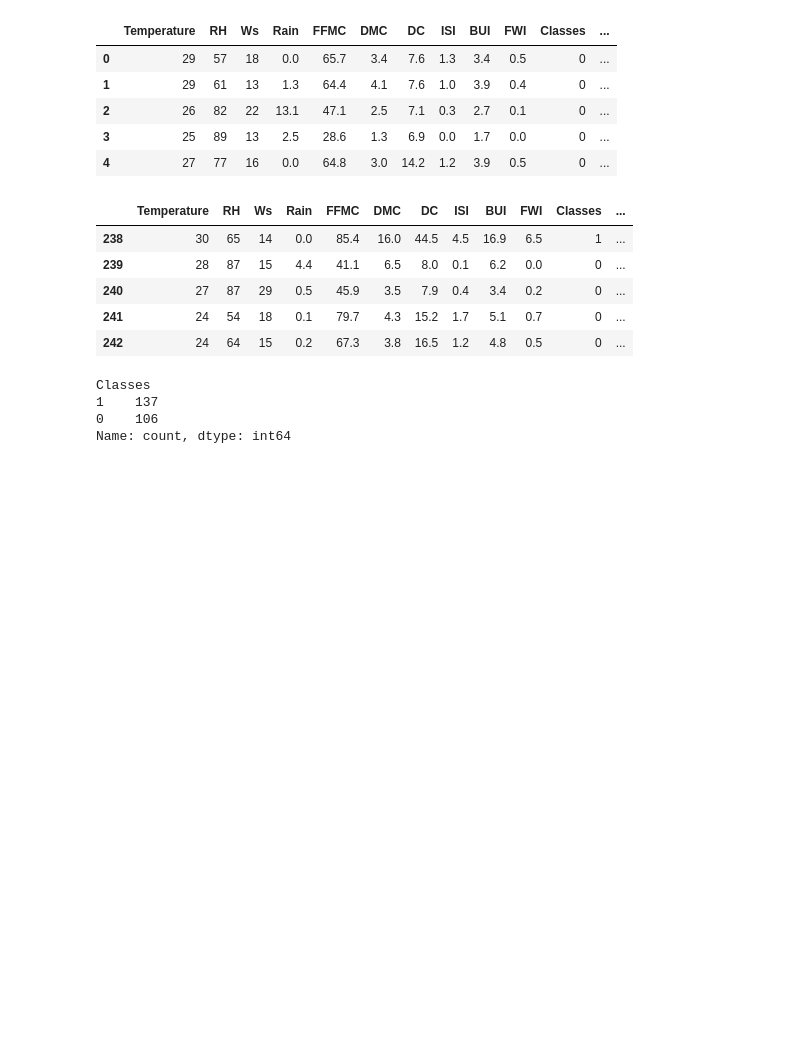
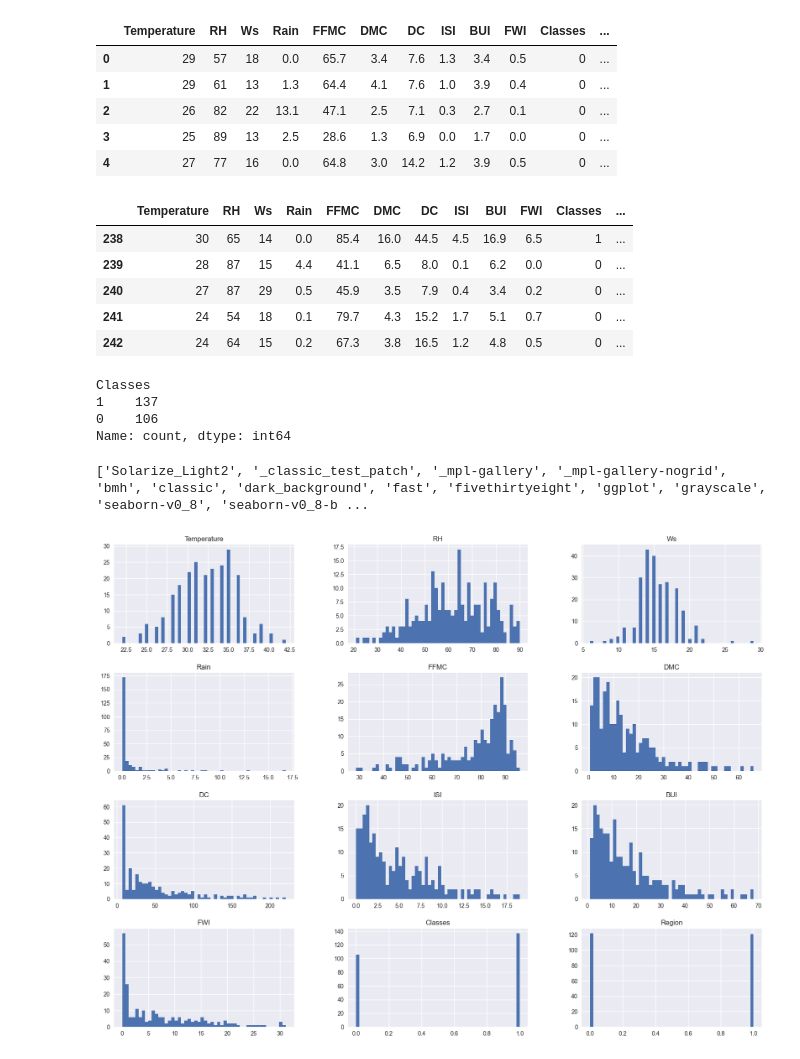
Before and after one commit to kunalkaushik1982/ml-regression, a Jupyter notebook: ridge_lasso_regression.ipynb, the cells around one changed output. Saved outputs shown, nothing was run; the diff lists cells and outputs as text; code cells hidden in the pictures; blank space fills up the shorter version.

```diff
--- a/ridge_lasso_regression.ipynb
+++ b/ridge_lasso_regression.ipynb
@@ -347,3 +347,14 @@ Classes
 1    137
 0    106
 Name: count, dtype: int64
+# %%
+print(plt.style.available)
+# %% [output]
+['Solarize_Light2', '_classic_test_patch', '_mpl-gallery', '_mpl-gallery-nogrid', 'bmh', 'classic', 'dark_background', 'fast', 'fivethirtyeight', 'ggplot', 'grayscale', 'seaborn-v0_8', 'seaborn-v0_8-b ...
+# %%
+## Plot density plot for all the features
+plt.style.use('seaborn-v0_8')
+df_copy.hist(bins=50,figsize=(20,15))
+plt.show()
+# %% [output]
+[figure, added]
```
Also changed, not shown: parts of 2 cells of this notebook.
